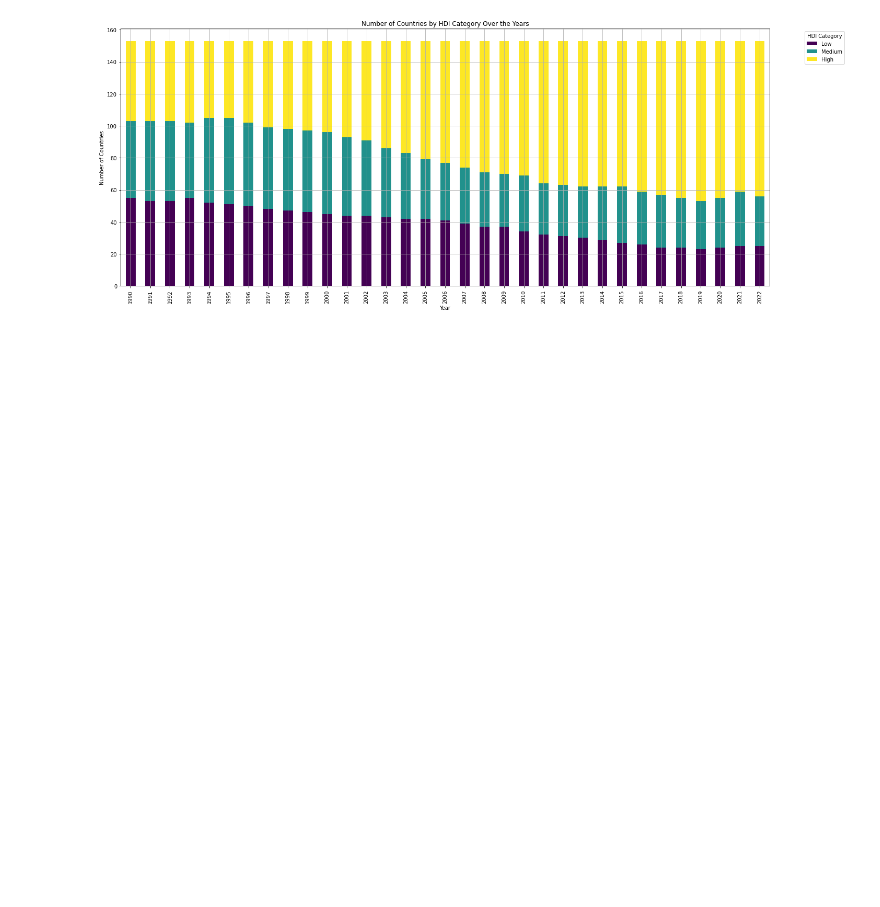
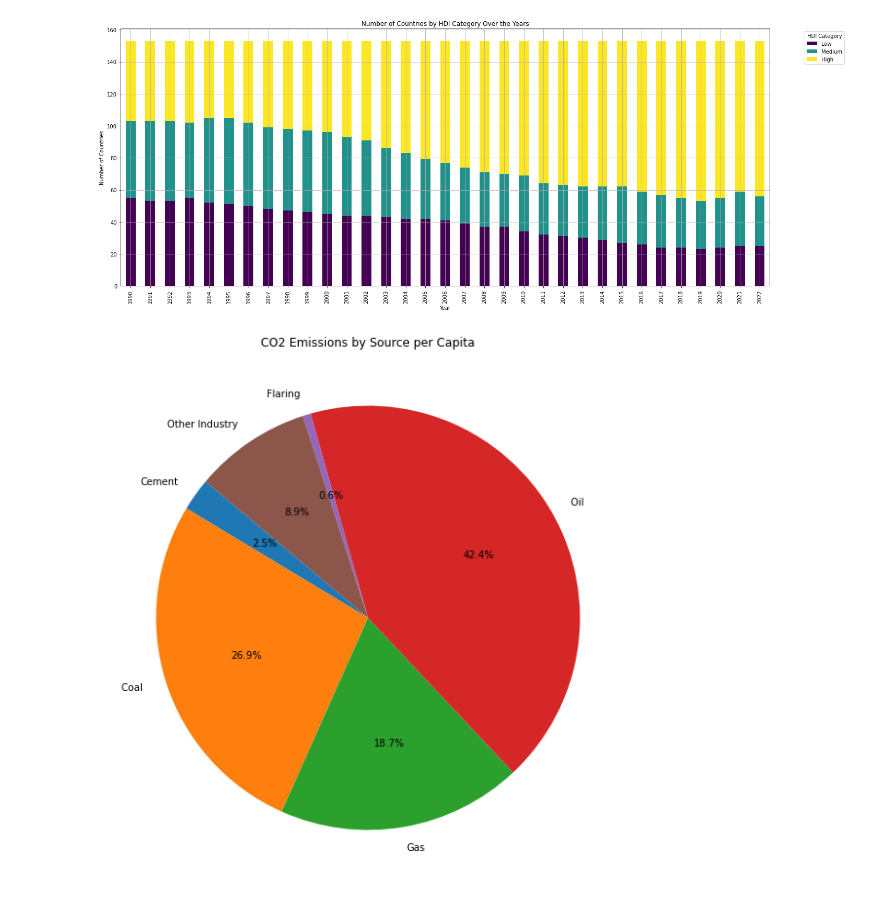
Before and after one commit to goofvanriet/infovis, a Jupyter notebook: docs/carbon_emmissions.ipynb, the cells around one changed output. Saved outputs shown, nothing was run; the diff lists cells and outputs as text; code cells hidden in the pictures; blank space fills up the shorter version.

Commit message:
add pie chart with source elements co2

```diff
--- a/docs/carbon_emmissions.ipynb
+++ b/docs/carbon_emmissions.ipynb
@@ -11,6 +11,7 @@ import numpy as np
 
 # open files
 df_hdiy = pd.read_csv('hdi_py_cleaned.csv')
+df_co2_elements = pd.read_csv('co2_per_capita_elements.csv')
 # %%
 import matplotlib.pyplot as plt
 
@@ -45,3 +46,31 @@ plt.tight_layout()
 plt.show()
 # %% [output]
 [figure]
+# %%
+
+# Define the emission types
+emission_types = ['cement_co2_per_capita', 'coal_co2_per_capita', 'gas_co2_per_capita', 'oil_co2_per_capita', 'flaring_co2_per_capita', 'other_industry_co2']
+
+# Sum the emissions for each type
+emissions_sum = df_co2_elements[emission_types].sum()
+
+# Dictionary to map column names to descriptive labels
+label_map = {
+    'cement_co2_per_capita': 'Cement',
+    'coal_co2_per_capita': 'Coal ',
+    'oil_co2_per_capita': 'Oil ',
+    'gas_co2_per_capita': 'Gas',
+    'other_industry_co2': 'Other Industry',
+    'flaring_co2_per_capita': 'Flaring'
+}
+
+# Rename the index using the label map
+emissions_sum.index = emissions_sum.index.map(label_map)
+
+# Plot the pie chart
+plt.figure(figsize=(20, 10))
+plt.pie(emissions_sum, labels=emissions_sum.index, autopct='%1.1f%%', startangle=140)
+plt.title('CO2 Emissions by Source per Capita')
+plt.show()
+# %% [output]
+[figure, added]
```
Also changed, not shown: 1 other file.
